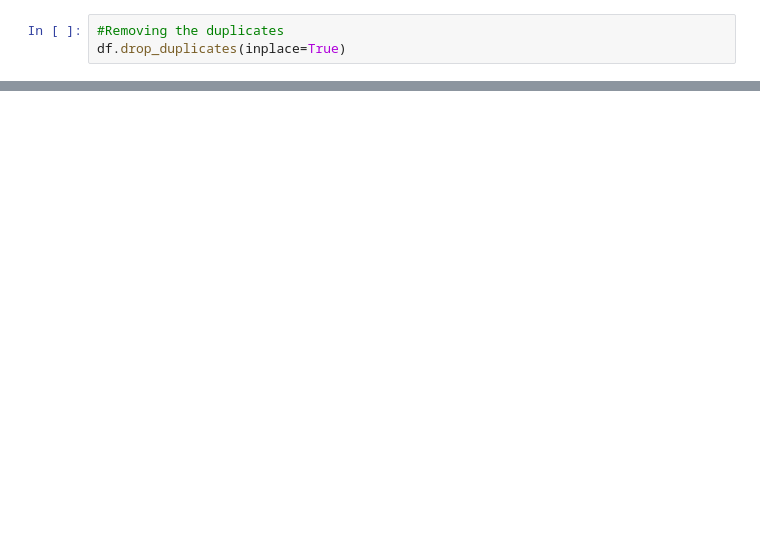
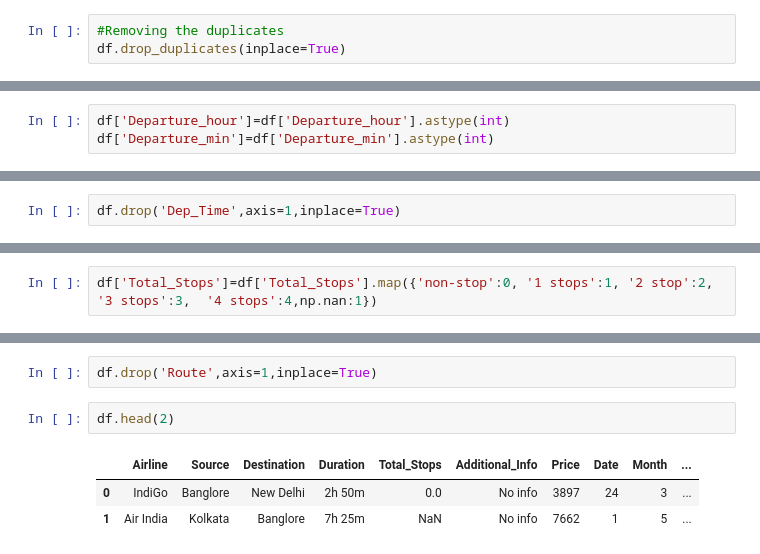
Before and after one commit to itz-sidd/PYTHOONN, a Jupyter notebook: Python Basics/EDA/red_wine.ipynb, the cells around one changed output, grey strips where cells are left out. Drawn from its saved outputs; the diff is of its cells as text; blank space fills up the shorter version.

```diff
--- a/Python Basics/EDA/red_wine.ipynb
+++ b/Python Basics/EDA/red_wine.ipynb
@@ -167,0 +177,3 @@ sns.catplot(x='quality',y='alcohol',data=df,kind='box')
+# %%
+df['Departure_hour']=df['Departure_hour'].astype(int)
+df['Departure_min']=df['Departure_min'].astype(int)
@@ -167,0 +182,2 @@ sns.catplot(x='quality',y='alcohol',data=df,kind='box')
+# %%
+df.drop('Dep_Time',axis=1,inplace=True)
@@ -167,0 +198,2 @@ sns.catplot(x='quality',y='alcohol',data=df,kind='box')
+# %%
+df['Total_Stops']=df['Total_Stops'].map({'non-stop':0, '1 stops':1, '2 stop':2, '3 stops':3,  '4 stops':4,np.nan:1})
@@ -167,0 +216,8 @@ sns.catplot(x='quality',y='alcohol',data=df,kind='box')
+# %%
+df.drop('Route',axis=1,inplace=True)
+# %%
+df.head(2)
+# %% [output]
+|  | Airline | Source | Destination | Duration | Total_Stops | Additional_Info | Price | Date | Month | ... |
+| 0 | IndiGo | Banglore | New Delhi | 2h 50m | 0.0 | No info | 3897 | 24 | 3 | ... |
+| 1 | Air India | Kolkata | Banglore | 7h 25m | NaN | No info | 7662 | 1 | 5 | ... |
```
Also changed, not shown: parts of 50 cells of this notebook, 1 other file.
